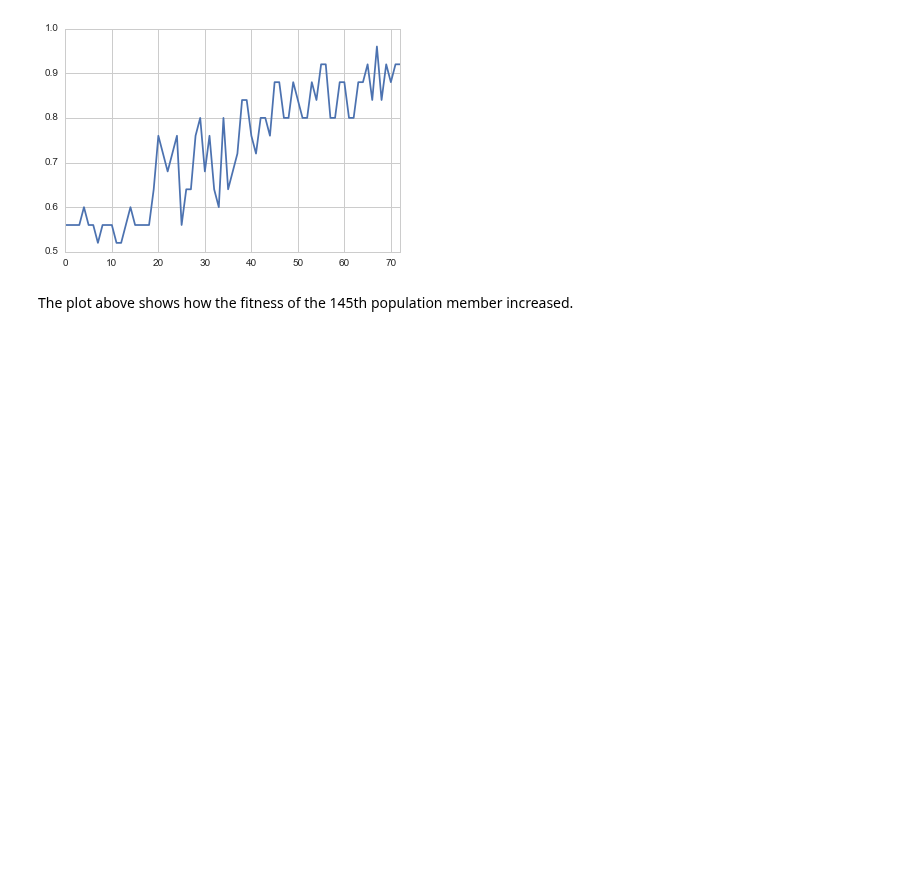
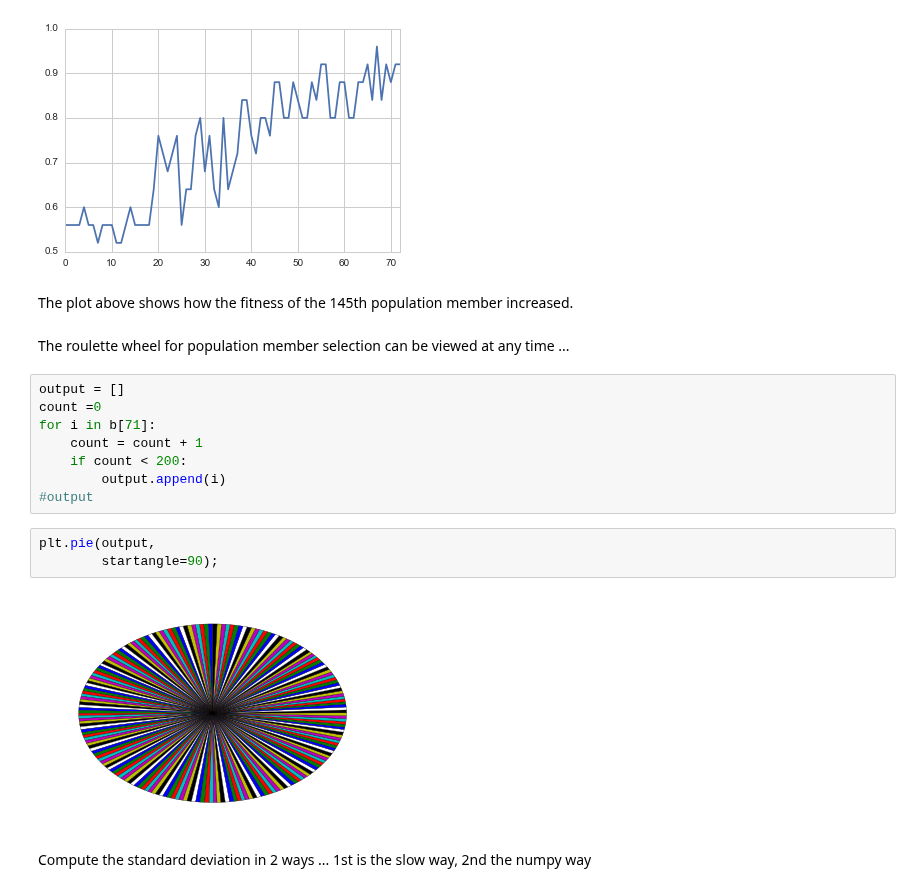
Before and after one commit to coderofgames/GeneticInsects, a Jupyter notebook: Genetic Insects/Stats_Display.ipynb, the cells around one changed output. Drawn from its saved outputs; the diff is of its cells as text; blank space fills up the shorter version.

```diff
--- a/Genetic Insects/Stats_Display.ipynb
+++ b/Genetic Insects/Stats_Display.ipynb
@@ -93,3 +93,20 @@ a['145'].plot()
 [figure]
 # %% [markdown]
 The plot above shows how the fitness of the 145th population member increased.
+# %% [markdown]
+The roulette wheel for population member selection can be viewed at any time ...
+# %%
+output = []
+count =0
+for i in b[71]:
+    count = count + 1
+    if count < 200:
+        output.append(i)
+#output
+# %%
+plt.pie(output,
+        startangle=90);
+# %% [output]
+[figure, added]
+# %% [markdown]
+Compute the standard deviation in 2 ways ... 1st is the slow way, 2nd the numpy way
```
Also changed, not shown: parts of 6 cells of this notebook.
